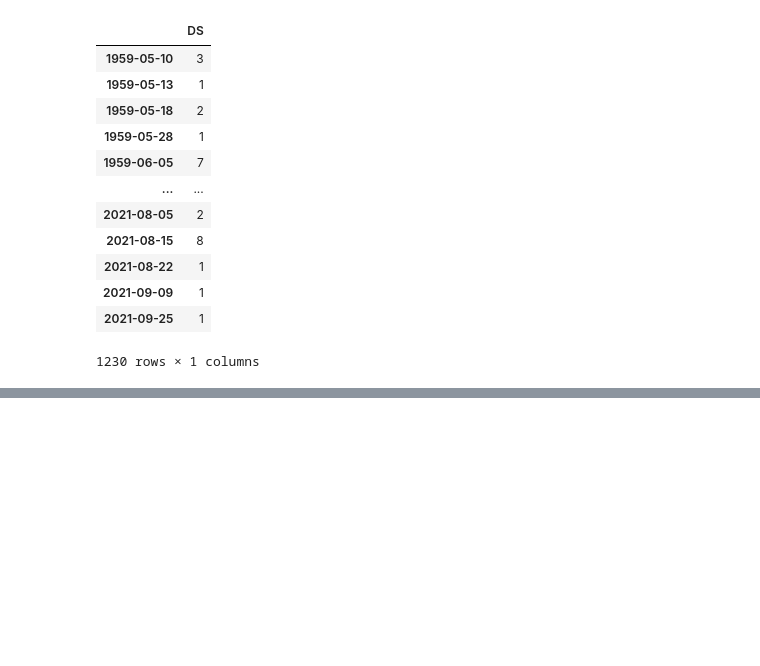
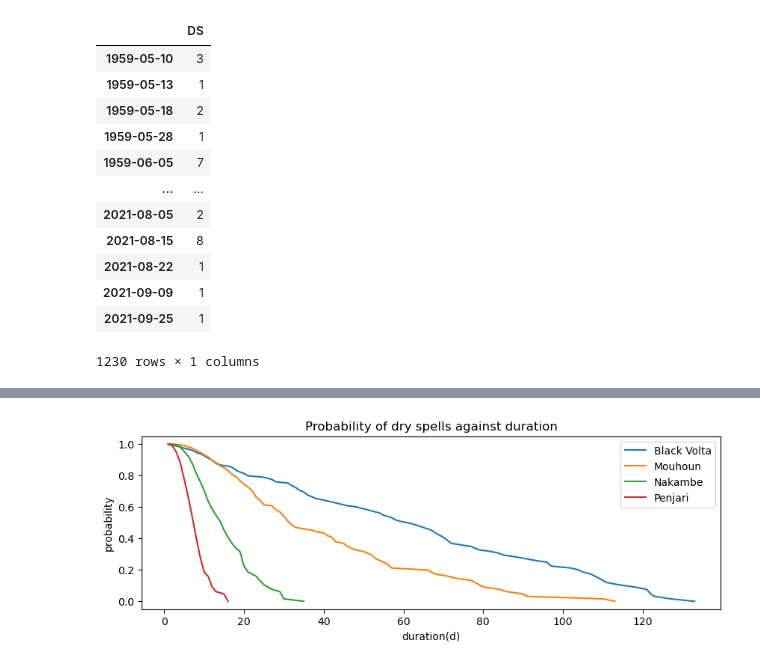
Before and after one commit to Daafip/Volta-burkina-faso, a Jupyter notebook: data/rainfall data volta/Data_hydrologu_BF.ipynb, the cells around one changed output, grey strips where cells are left out. Drawn from its saved outputs; the diff is of its cells as text; code cells hidden in the pictures; blank space fills up the shorter version.

```diff
--- a/data/rainfall data volta/Data_hydrologu_BF.ipynb
+++ b/data/rainfall data volta/Data_hydrologu_BF.ipynb
@@ -294,18 +277,0 @@ DrySpells_P_sor = DrySpells_M.sort_values(by='DS',ascending=False)
-# %%
-# d = []
-# n_occ = []
-# for i in range(4):
-#     values = DS_list[i].value_counts().sort_index()
-#     #spell duration
-#     d.append(np.array(values.index))
-#     #number of occurence (durations)
-#     n_occ.append(np.array(values))
-
-values = DrySpells_BV_sor.value_counts().sort_index()
-#spell duration
-d = values.index.to_numpy()
-#number of occurence (durations)
-n_occ = np.array(values)
-
-df_count = pd.DataFrame(columns=["Duartion","Occurance"], data=list(zip(d,n_occ)))
-df_count
@@ -345,0 +278,47 @@ ValueError: setting an array element with a sequence.
+# %%
+#writing function
+def prob_ex(DF):
+    values = DF.value_counts().sort_index()
+    d = values.index
+    #number of occurence (durations)
+    n_occ = np.array(values)
+    df_count = pd.DataFrame(columns=["Occurance"], data=values)
+    df_count.index = df_count.apply(lambda x: x.name[0], axis=1).values
+
+    n_ex = np.zeros(len(d))
+    for i in range(len(d)):
+        n_ex[i]= sum(n_occ) - n_occ.cumsum()[i]
+
+    #calculate rate of exceedance
+    y = len(Rainfall_sorted_BF.loc[:,'Black_volta'])/365
+    r = n_ex/y
+
+    #calculate probability of exceedance
+    p = 1 - np.exp(-r)
+
+    df_count['n_ex'] = n_ex
+    df_count['r'] = r
+    df_count['p'] = p
+    df_count['T'] = 1/df_count['r']
+
+    return df_count
+
+
+#creating the dataframes with occurence and exceedance
+BV_DF = prob_ex(DrySpells_BV)
+Mou_DF = prob_ex(DrySpells_M)
+Nak_DF = prob_ex(DrySpells_N)
+Pen_DF = prob_ex(DrySpells_P)
+
+#plotting the probabilities of the dry spells
+plt.figure(figsize=(10,3))
+plt.plot(BV_DF.loc[:,'p'], label = 'Black Volta')
+plt.plot(Mou_DF.loc[:,'p'], label = 'Mouhoun')
+plt.plot(Nak_DF.loc[:,'p'], label = 'Nakambe')
+plt.plot(Pen_DF.loc[:,'p'], label = 'Penjari')
+plt.title('Probability of dry spells against duration')
+plt.xlabel('duration(d)')
+plt.ylabel('probability')
+plt.legend();
+# %% [output]
+[figure, added]
```
Also changed, not shown: parts of 18 cells of this notebook.
